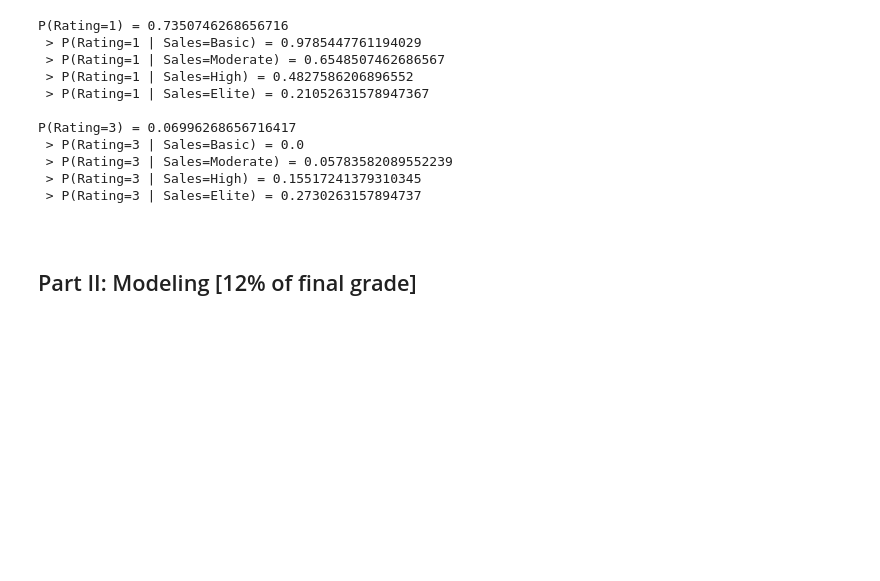
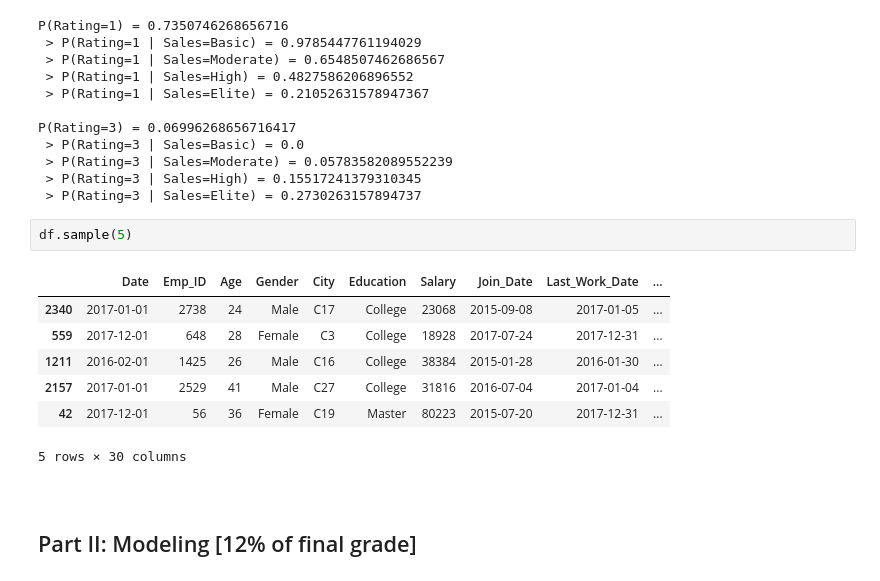
Before and after one commit to exocetfalling/CS105, a Jupyter notebook: project/CS105 Project Submission (Final) 2025.ipynb, the cells around one changed output. Saved outputs shown, nothing was run; the diff lists cells and outputs as text; blank space fills up the shorter version.

```diff
--- a/project/CS105 Project Submission (Final) 2025.ipynb
+++ b/project/CS105 Project Submission (Final) 2025.ipynb
@@ -2214,6 +2214,16 @@ P(Rating=3) = 0.06996268656716417
  > P(Rating=3 | Sales=Moderate) = 0.05783582089552239
  > P(Rating=3 | Sales=High) = 0.15517241379310345
  > P(Rating=3 | Sales=Elite) = 0.2730263157894737
+# %%
+df.sample(5)
+# %% [output]
+|  | Date | Emp_ID | Age | Gender | City | Education | Salary | Join_Date | Last_Work_Date | ... |
+| 2340 | 2017-01-01 | 2738 | 24 | Male | C17 | College | 23068 | 2015-09-08 | 2017-01-05 | ... |
+| 559 | 2017-12-01 | 648 | 28 | Female | C3 | College | 18928 | 2017-07-24 | 2017-12-31 | ... |
+| 1211 | 2016-02-01 | 1425 | 26 | Male | C16 | College | 38384 | 2015-01-28 | 2016-01-30 | ... |
+| 2157 | 2017-01-01 | 2529 | 41 | Male | C27 | College | 31816 | 2016-07-04 | 2017-01-04 | ... |
+| 42 | 2017-12-01 | 56 | 36 | Female | C19 | Master | 80223 | 2015-07-20 | 2017-12-31 | ... |
+5 rows × 30 columns
 # %% [markdown]
 <br></br>
 ## Part II: Modeling [12% of final grade] <a id="phase2"></a>
```
Also changed, not shown: parts of 4 cells of this notebook.
